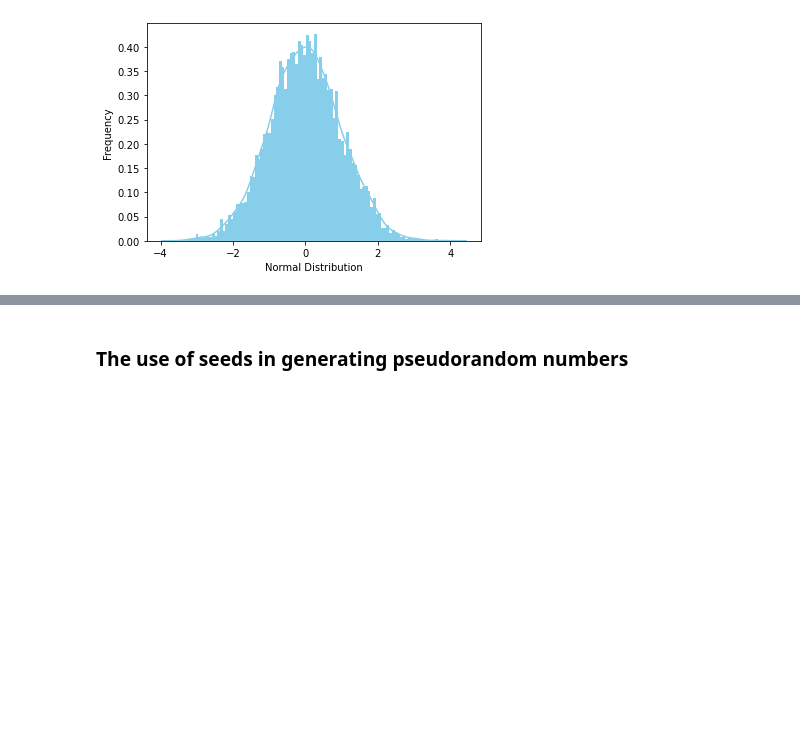
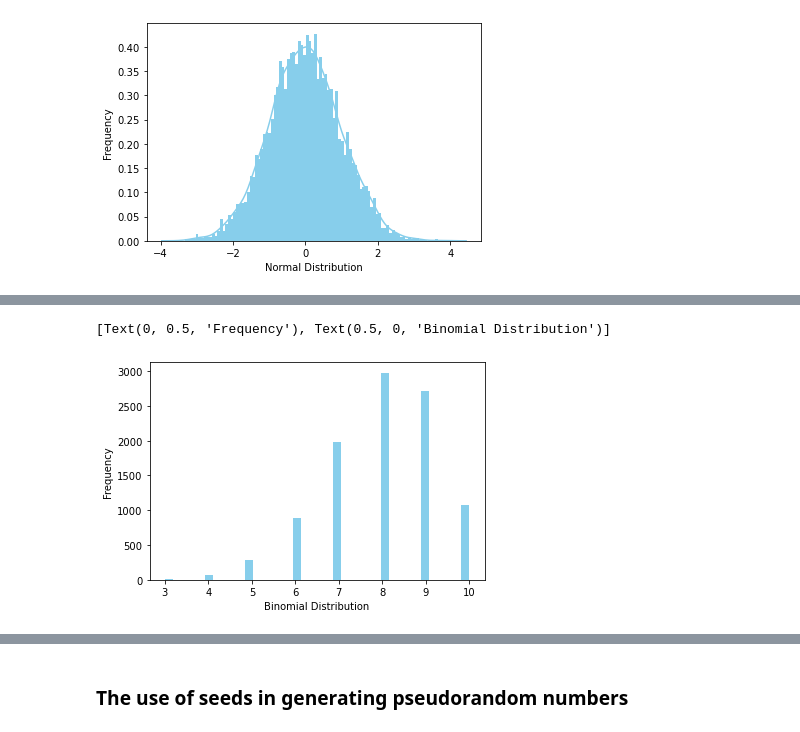
Before and after one commit to G00387859/programming-for-data-analysis-assignment, a Jupyter notebook: numpy-random.ipynb, the cells around one changed output, grey strips where cells are left out. Drawn from its saved outputs; the diff is of its cells as text; code cells hidden in the pictures; blank space fills up the shorter version.

```diff
--- a/numpy-random.ipynb
+++ b/numpy-random.ipynb
@@ -238,0 +273,10 @@ ax.set(xlabel='Normal Distribution', ylabel='Frequency')
+# %%
+data_binom = ss.binom.rvs(n=10, p=0.8,size=10000)
+ax = sns.distplot(data_binom,
+                  kde=False,
+                  color='skyblue',
+                  hist_kws={"linewidth": 15,'alpha':1})
+ax.set(xlabel='Binomial Distribution', ylabel='Frequency')
+# %% [output]
+[Text(0, 0.5, 'Frequency'), Text(0.5, 0, 'Binomial Distribution')]
+[figure, added]
```
Also changed, not shown: parts of 8 cells of this notebook.
